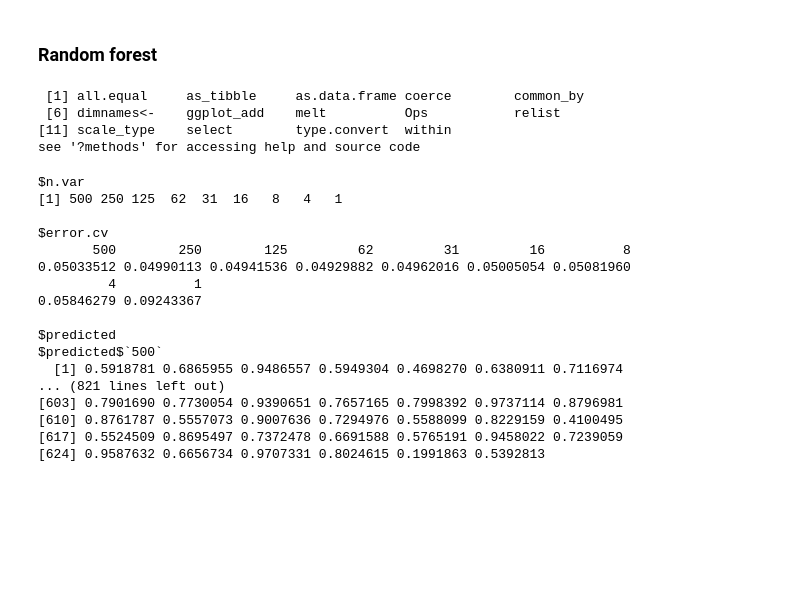
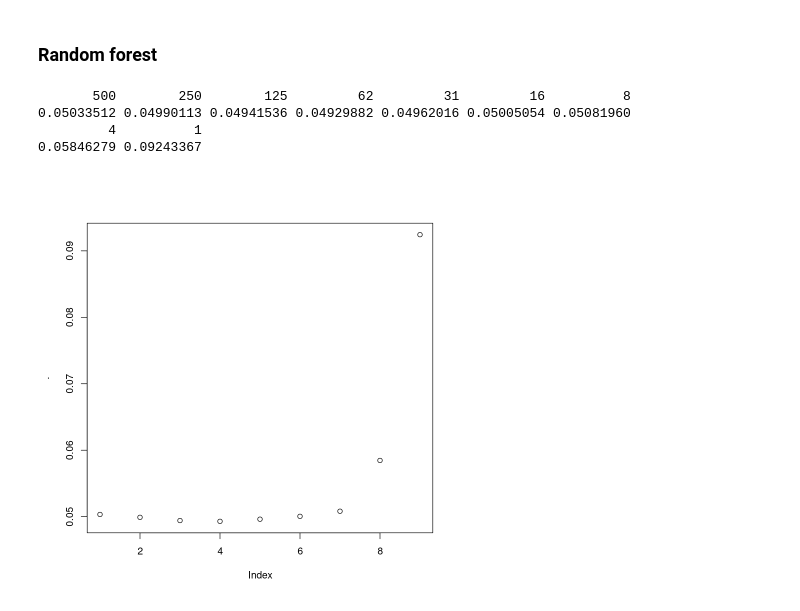
Before and after one commit to bieganski/stat, a Jupyter notebook: ex2/solution.ipynb, the cells around one changed output. Cells and saved outputs as stored; diff of their text form; code cells hidden in the pictures; blank space fills up the shorter version.

```diff
--- a/ex2/solution.ipynb
+++ b/ex2/solution.ipynb
@@ -208,29 +182,14 @@ Elastic net on our data yields predictions with quality ~95% (using only $\leq$
 # %%
 library("randomForest")
 rv.fit <- rfcv(predictors.top, Y, cv.fold=10)
-# %%
-# with(rv.fit, plot(n.var, error.cv))
-methods(class=class(rv.fit))
-rv.fit
-# %% [output]
- [1] all.equal     as_tibble     as.data.frame coerce        common_by
- [6] dimnames<-    ggplot_add    melt          Ops           relist
-[11] scale_type    select        type.convert  within
-see '?methods' for accessing help and source code
-$n.var
-[1] 500 250 125  62  31  16   8   4   1
-
-$error.cv
-       500        250        125         62         31         16          8
-0.05033512 0.04990113 0.04941536 0.04929882 0.04962016 0.05005054 0.05081960
-         4          1
-0.05846279 0.09243367
-
-$predicted
-$predicted$`500`
-  [1] 0.5918781 0.6865955 0.9486557 0.5949304 0.4698270 0.6380911 0.7116974
-... (821 lines left out)
-[603] 0.7901690 0.7730054 0.9390651 0.7657165 0.7998392 0.9737114 0.8796981
-[610] 0.8761787 0.5557073 0.9007636 0.7294976 0.5588099 0.8229159 0.4100495
-[617] 0.5524509 0.8695497 0.7372478 0.6691588 0.5765191 0.9458022 0.7239059
-[624] 0.9587632 0.6656734 0.9707331 0.8024615 0.1991863 0.5392813
+# %%
+with(rv.fit, print(error.cv))
+# %% [output]
+       500        250        125         62         31         16          8
+0.05033512 0.04990113 0.04941536 0.04929882 0.04962016 0.05005054 0.05081960
+         4          1
+0.05846279 0.09243367
+# %%
+with(rv.fit, error.cv %>% plot)
+# %% [output]
+[figure, added]
```
Also changed, not shown: parts of 18 cells of this notebook, 1 other file.
